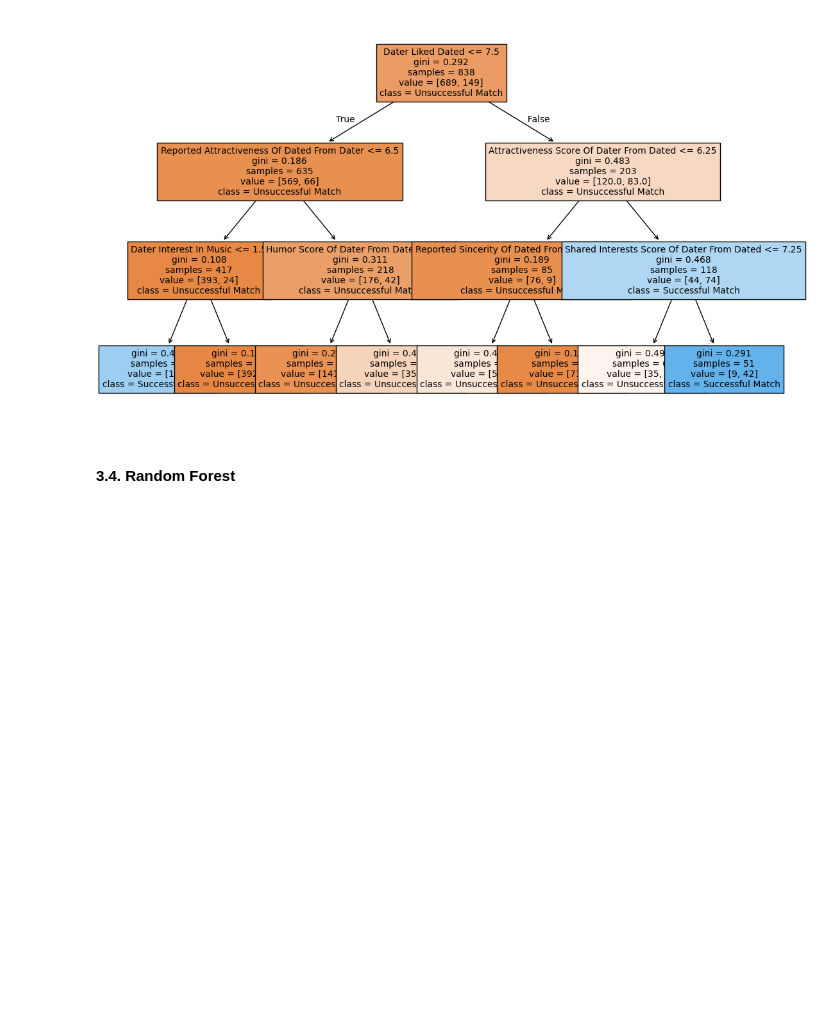
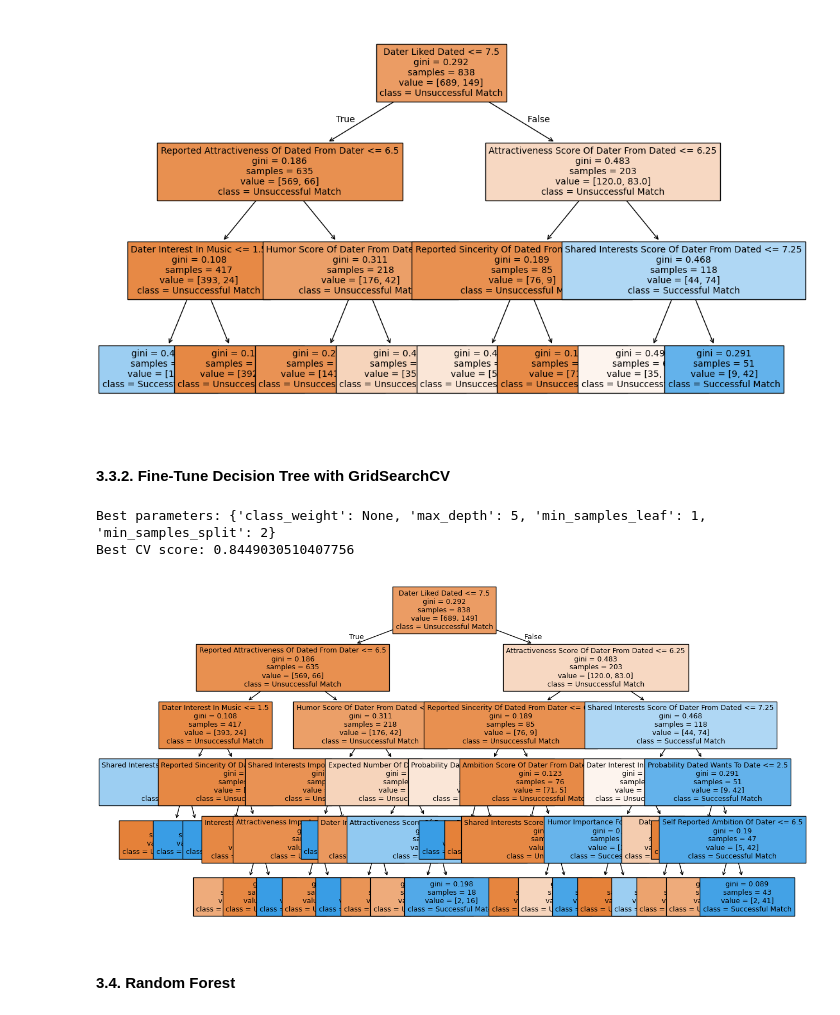
Before and after one commit to Avisonix/AML-Gruppe30, a Jupyter notebook: src/aml/data.ipynb, the cells around one changed output. Saved outputs shown, nothing was run; the diff lists cells and outputs as text; code cells hidden in the pictures; blank space fills up the shorter version.

```diff
--- a/src/aml/data.ipynb
+++ b/src/aml/data.ipynb
@@ -439,6 +436,52 @@ plt.savefig("reduced_tree.png", bbox_inches="tight")
 plt.show()
 # %% [output]
 [figure]
+# %% [markdown]
+#### 3.3.2. Fine-Tune Decision Tree with GridSearchCV
+# %%
+dt_model = DecisionTreeClassifier(random_state=42)
+
+# Hyperparameter grid
+param_grid = {
+    "max_depth": [None, 3, 5, 10],
+    "min_samples_split": [2, 5, 10],
+    "min_samples_leaf": [1, 2, 5],
+    "class_weight": [None, "balanced"]
+}
+
+# Set up GridSearchCV
+dt_grid = GridSearchCV(
+    estimator=dt_model,
+    param_grid=param_grid,
+    cv=cv,
+    scoring="accuracy",
+    n_jobs=-1
+)
+
+# Fit the grid search on the training data
+dt_grid.fit(X_train, y_train)
+
+# Print best parameters and best CV score
+print("Best parameters:", dt_grid.best_params_)
+print("Best CV score:", dt_grid.best_score_)
+# %% [output]
+Best parameters: {'class_weight': None, 'max_depth': 5, 'min_samples_leaf': 1, 'min_samples_split': 2}
+Best CV score: 0.8449030510407756
+# %%
+# Visualize the Decision Tree
+best_dt = dt_grid.best_estimator_
+
+plt.figure(figsize=(14, 8))
+tree.plot_tree(
+    best_dt,
+    feature_names=list(X_train.columns),
+    class_names=["Unsuccessful Match", "Successful Match"],
+    filled=True,
+    fontsize=9
+)
+plt.show()
+# %% [output]
+[figure, added]
 # %% [markdown]
 #### 3.4. Random Forest
 # %%
```
Also changed, not shown: parts of 7 cells of this notebook, 1 other file.
